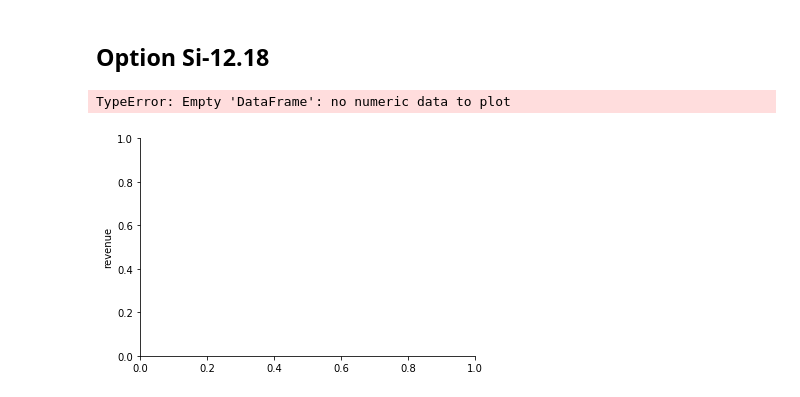
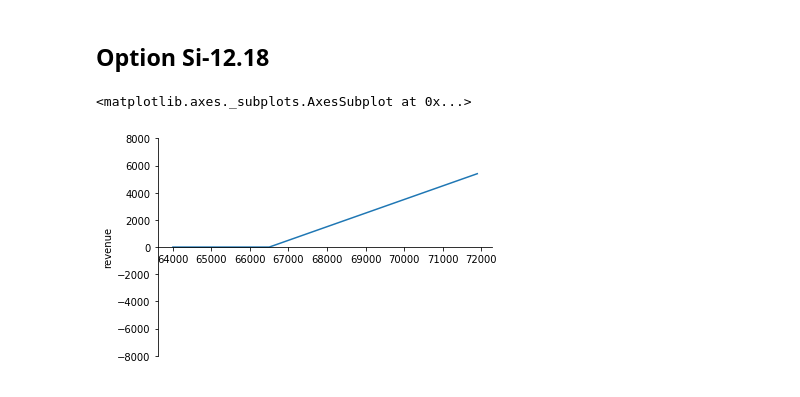
Before and after one commit to Risfio/mynotebooks, a Jupyter notebook: example1.ipynb, the cells around one changed output. Drawn from its saved outputs; the diff is of its cells as text; code cells hidden in the pictures.

```diff
--- a/example1.ipynb
+++ b/example1.ipynb
@@ -3,26 +3,26 @@
 # %%
 import pandas as pd
 import sys, os
 sys.path.append(os.path.join(os.path.dirname(os.path.curdir), 'options'))
-from options.options import Option
+from options.base import Option
 
 BA_range = range(64000, 72000, 100)
 
-opt1 = Option(66500, 1345, 'BAY_CALL')
+opt1 = Option(66500, 1345, 'BUY_CALL')
 
 revenues = list(map(opt1.get_revenue, BA_range))
 
 ts = pd.Series(revenues, index=BA_range)
 
 import matplotlib.pyplot as plt
 fig = plt.figure()
 ax = fig.add_subplot(111)
 ax.set_ylabel('revenue')
 ax.spines['bottom'].set_position('zero')       # x-axis where y=0
 ax.spines['top'].set_color('none')             # hide top axis
 ax.spines['right'].set_color('none')
 
 ts.plot(ylim=(-8000, 8000))
 # %% [output]
-TypeError: Empty 'DataFrame': no numeric data to plot
+<matplotlib.axes._subplots.AxesSubplot at 0x...>
-[figure, old version]
+[figure, new version]
```
Also changed, not shown: parts of 2 cells of this notebook.
